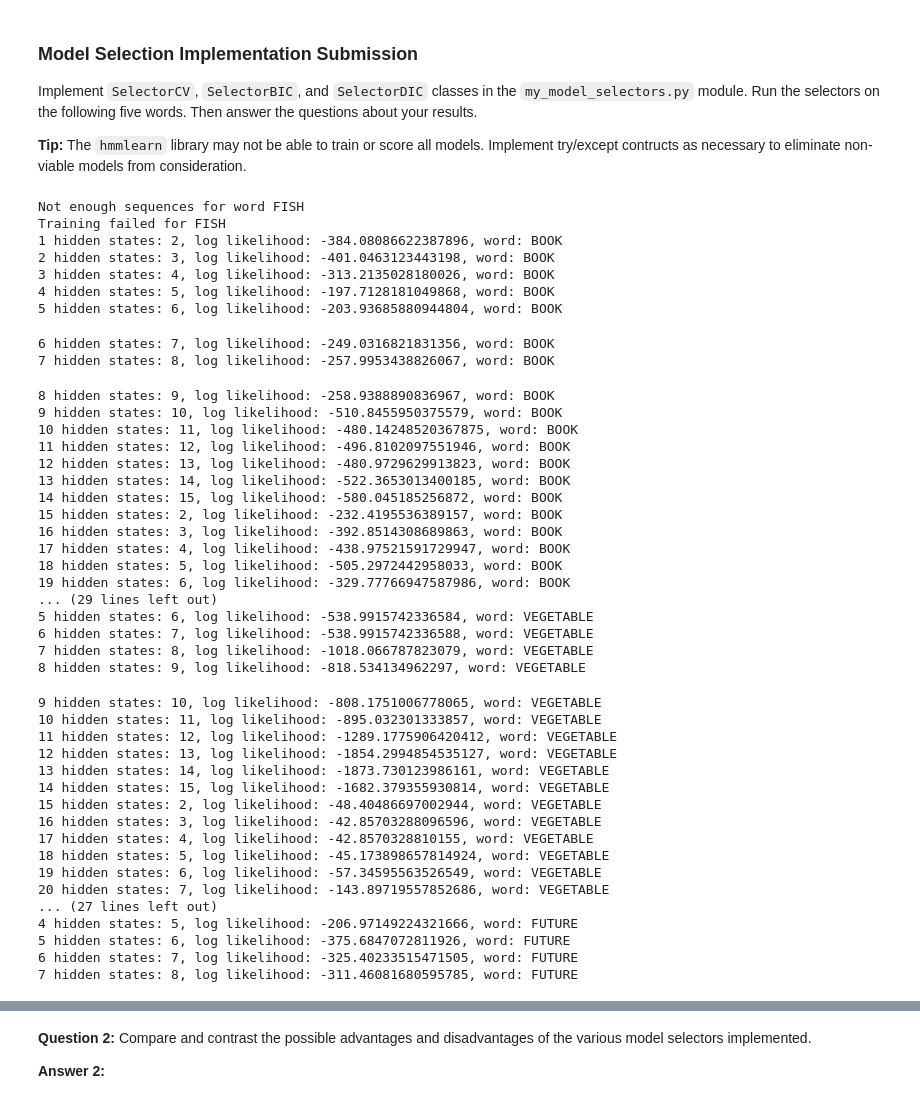
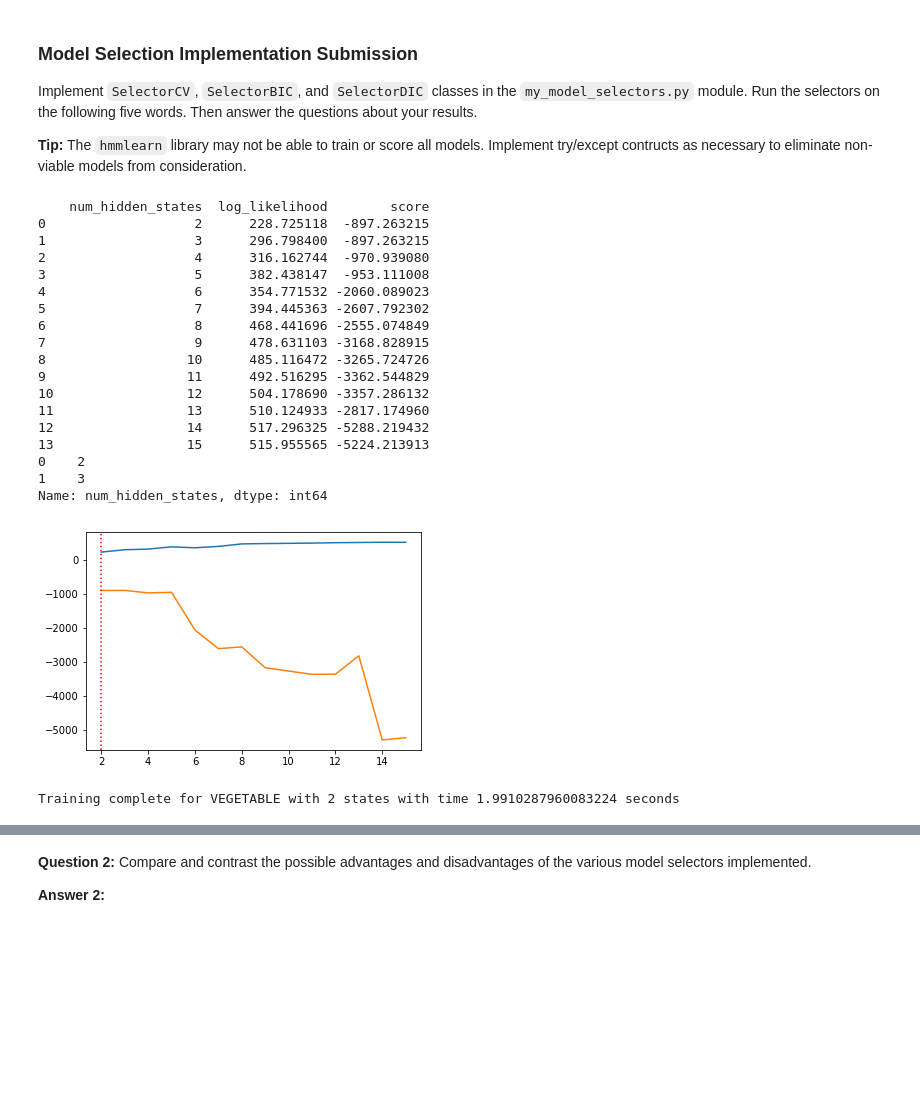
Before and after one commit to olehb/AIND-Recognizer, a Jupyter notebook: asl_recognizer.ipynb, the cells around one changed output, grey strips where cells are left out. Drawn from its saved outputs; the diff is of its cells as text; code cells hidden in the pictures; blank space fills up the shorter version.

Commit message:
Draft with graphs for logL vs score

```diff
--- a/asl_recognizer.ipynb
+++ b/asl_recognizer.ipynb
@@ -667,7 +667,8 @@ Implement `SelectorCV`, `SelectorBIC`, and `SelectorDIC` classes in the `my_mode
 
 **Tip:** The `hmmlearn` library may not be able to train or score all models.  Implement try/except contructs as necessary to eliminate non-viable models from consideration.
 # %%
-words_to_train = ['FISH', 'BOOK', 'VEGETABLE', 'FUTURE', 'JOHN']
+#words_to_train = ['FISH', 'BOOK', 'VEGETABLE', 'FUTURE', 'JOHN']
+words_to_train = ['VEGETABLE']
 import timeit
 # %%
 features_custom = ['norm-delta-rx', 'norm-delta-ry', 'norm-delta-lx', 'norm-delta-ry',
@@ -679,56 +680,33 @@ Xlengths = training.get_all_Xlengths()
 # %%
 from my_model_selectors import SelectorCV
 
 for word in words_to_train:
     start = timeit.default_timer()
     model = SelectorCV(sequences, Xlengths, word,
-                    min_n_components=2, max_n_components=15, random_state = 14, verbose=True).select()
+                    min_n_components=2, max_n_components=15, random_state = 14).select()
     end = timeit.default_timer()-start
     if model is not None:
         print("Training complete for {} with {} states with time {} seconds".format(word, model.n_components, end))
     else:
         print("Training failed for {}".format(word))
 # %% [output]
-Not enough sequences for word FISH
-Training failed for FISH
-1 hidden states: 2, log likelihood: -384.08086622387896, word: BOOK
-2 hidden states: 3, log likelihood: -401.0463123443198, word: BOOK
-3 hidden states: 4, log likelihood: -313.2135028180026, word: BOOK
-4 hidden states: 5, log likelihood: -197.7128181049868, word: BOOK
-5 hidden states: 6, log likelihood: -203.93685880944804, word: BOOK
+    num_hidden_states  log_likelihood        score
+0                   2      228.725118  -897.263215
+1                   3      296.798400  -897.263215
+2                   4      316.162744  -970.939080
+3                   5      382.438147  -953.111008
+4                   6      354.771532 -2060.089023
+5                   7      394.445363 -2607.792302
+6                   8      468.441696 -2555.074849
+7                   9      478.631103 -3168.828915
+8                  10      485.116472 -3265.724726
+9                  11      492.516295 -3362.544829
+10                 12      504.178690 -3357.286132
+11                 13      510.124933 -2817.174960
+12                 14      517.296325 -5288.219432
+13                 15      515.955565 -5224.213913
+0    2
+1    3
+Name: num_hidden_states, dtype: int64
+[figure, added]
-6 hidden states: 7, log likelihood: -249.0316821831356, word: BOOK
-7 hidden states: 8, log likelihood: -257.9953438826067, word: BOOK
+Training complete for VEGETABLE with 2 states with time 1.9910287960083224 seconds
-8 hidden states: 9, log likelihood: -258.9388890836967, word: BOOK
-9 hidden states: 10, log likelihood: -510.8455950375579, word: BOOK
-10 hidden states: 11, log likelihood: -480.14248520367875, word: BOOK
-11 hidden states: 12, log likelihood: -496.8102097551946, word: BOOK
-12 hidden states: 13, log likelihood: -480.9729629913823, word: BOOK
-13 hidden states: 14, log likelihood: -522.3653013400185, word: BOOK
-14 hidden states: 15, log likelihood: -580.045185256872, word: BOOK
-15 hidden states: 2, log likelihood: -232.4195536389157, word: BOOK
-16 hidden states: 3, log likelihood: -392.8514308689863, word: BOOK
-17 hidden states: 4, log likelihood: -438.97521591729947, word: BOOK
-18 hidden states: 5, log likelihood: -505.2972442958033, word: BOOK
-19 hidden states: 6, log likelihood: -329.77766947587986, word: BOOK
-... (29 lines left out)
-5 hidden states: 6, log likelihood: -538.9915742336584, word: VEGETABLE
-6 hidden states: 7, log likelihood: -538.9915742336588, word: VEGETABLE
-7 hidden states: 8, log likelihood: -1018.066787823079, word: VEGETABLE
-8 hidden states: 9, log likelihood: -818.534134962297, word: VEGETABLE
-9 hidden states: 10, log likelihood: -808.1751006778065, word: VEGETABLE
-10 hidden states: 11, log likelihood: -895.032301333857, word: VEGETABLE
-11 hidden states: 12, log likelihood: -1289.1775906420412, word: VEGETABLE
-12 hidden states: 13, log likelihood: -1854.2994854535127, word: VEGETABLE
-13 hidden states: 14, log likelihood: -1873.730123986161, word: VEGETABLE
-14 hidden states: 15, log likelihood: -1682.379355930814, word: VEGETABLE
-15 hidden states: 2, log likelihood: -48.40486697002944, word: VEGETABLE
-16 hidden states: 3, log likelihood: -42.85703288096596, word: VEGETABLE
-17 hidden states: 4, log likelihood: -42.8570328810155, word: VEGETABLE
-18 hidden states: 5, log likelihood: -45.173898657814924, word: VEGETABLE
-19 hidden states: 6, log likelihood: -57.34595563526549, word: VEGETABLE
-20 hidden states: 7, log likelihood: -143.89719557852686, word: VEGETABLE
-... (27 lines left out)
-4 hidden states: 5, log likelihood: -206.97149224321666, word: FUTURE
-5 hidden states: 6, log likelihood: -375.6847072811926, word: FUTURE
-6 hidden states: 7, log likelihood: -325.40233515471505, word: FUTURE
-7 hidden states: 8, log likelihood: -311.46081680595785, word: FUTURE
```
Also changed, not shown: parts of 3 cells of this notebook, 1 other file.
